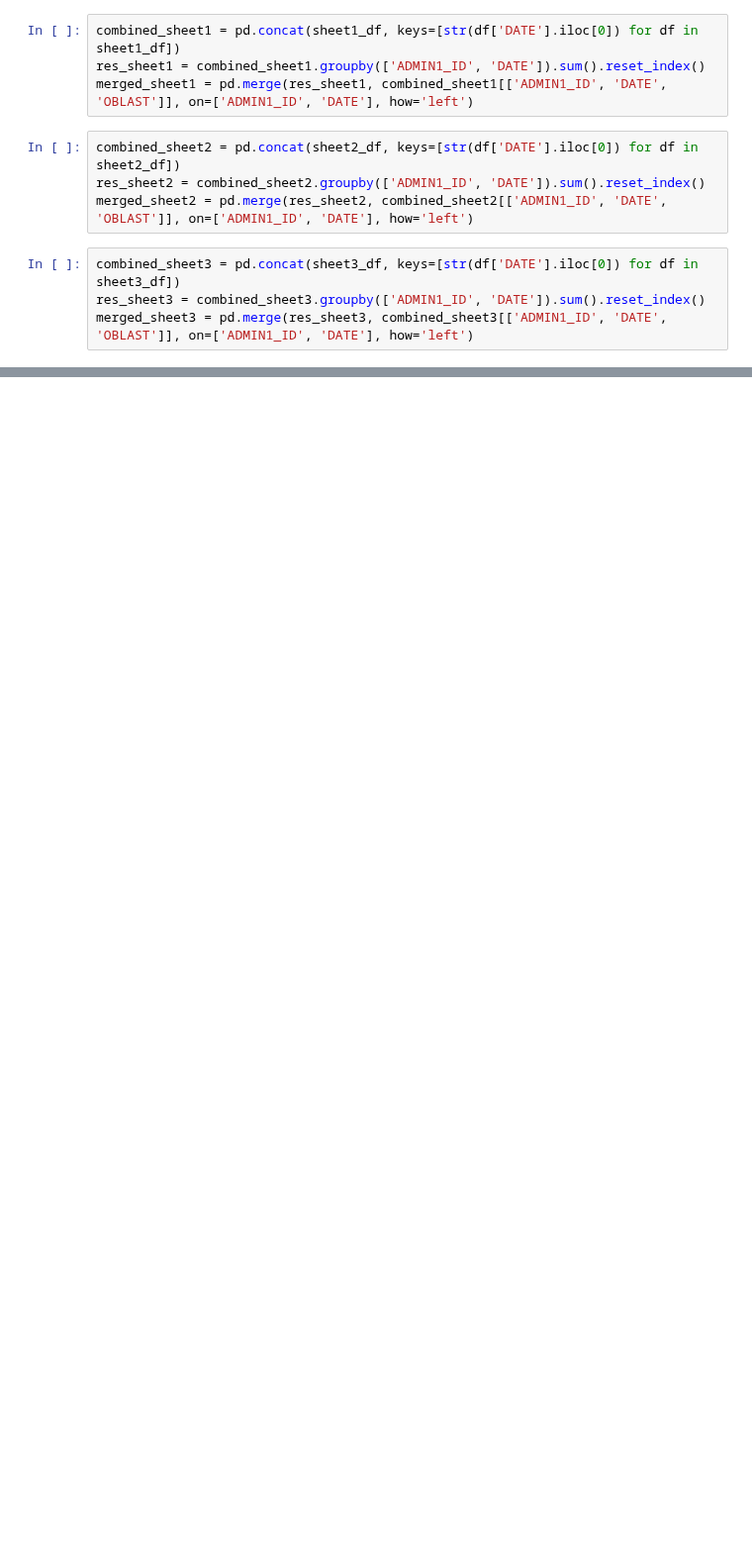
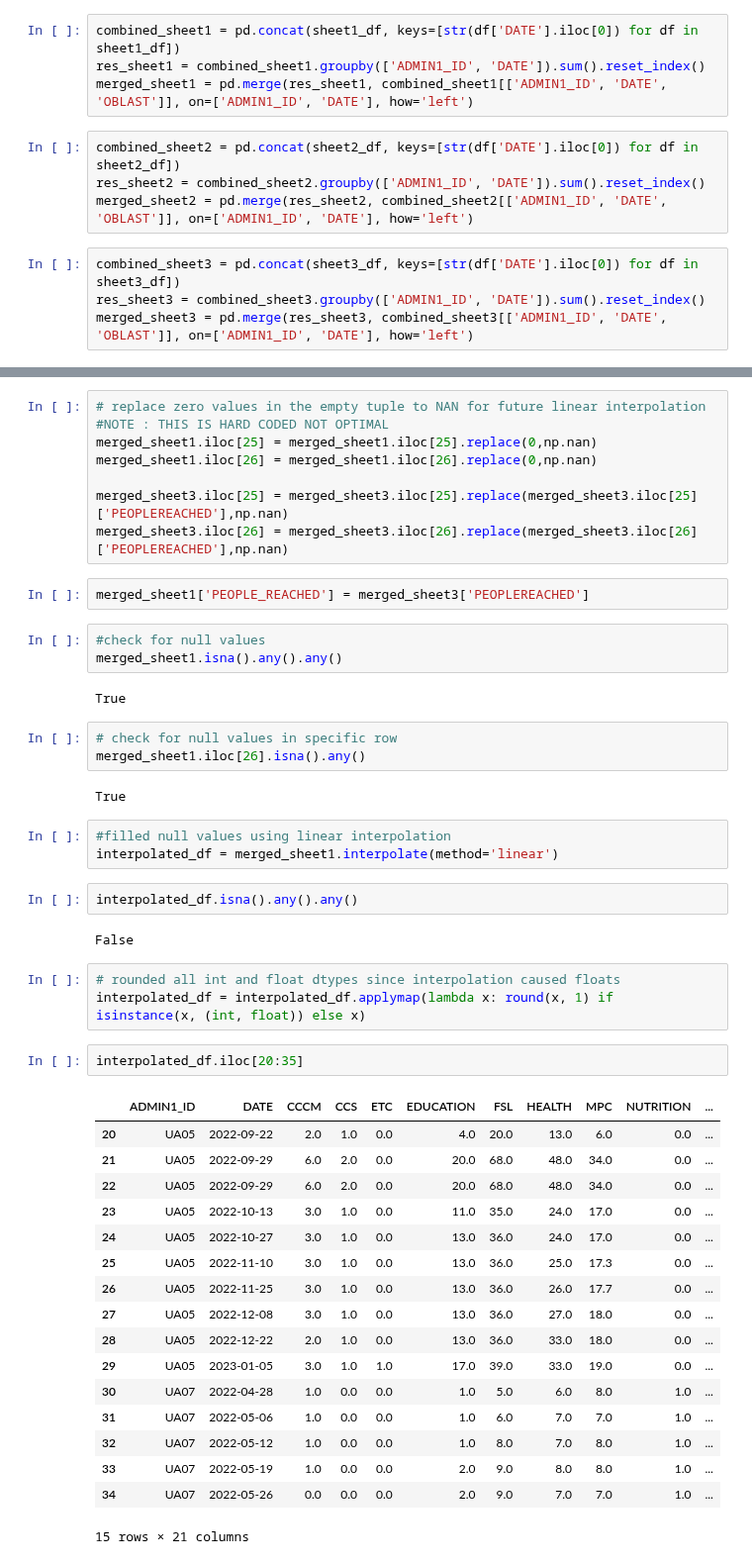
Before and after one commit to reo113/GuideHouse_Project, a Jupyter notebook: guidehouse.ipynb, the cells around one changed output, grey strips where cells are left out. Shown at 99% size. Saved outputs shown, nothing was run; the diff lists cells and outputs as text; blank space fills up the shorter version.

```diff
--- a/guidehouse.ipynb
+++ b/guidehouse.ipynb
@@ -73,0 +165,50 @@ merged_sheet1.head()
+# %%
+# replace zero values in the empty tuple to NAN for future linear interpolation
+#NOTE : THIS IS HARD CODED NOT OPTIMAL
+merged_sheet1.iloc[25] = merged_sheet1.iloc[25].replace(0,np.nan)
+merged_sheet1.iloc[26] = merged_sheet1.iloc[26].replace(0,np.nan)
+
+merged_sheet3.iloc[25] = merged_sheet3.iloc[25].replace(merged_sheet3.iloc[25]['PEOPLEREACHED'],np.nan)
+merged_sheet3.iloc[26] = merged_sheet3.iloc[26].replace(merged_sheet3.iloc[26]['PEOPLEREACHED'],np.nan)
+# %%
+merged_sheet1['PEOPLE_REACHED'] = merged_sheet3['PEOPLEREACHED']
+# %%
+#check for null values
+merged_sheet1.isna().any().any()
+# %% [output]
+True
+# %%
+# check for null values in specific row
+merged_sheet1.iloc[26].isna().any()
+# %% [output]
+True
+# %%
+#filled null values using linear interpolation
+interpolated_df = merged_sheet1.interpolate(method='linear')
+# %%
+interpolated_df.isna().any().any()
+# %% [output]
+False
+# %%
+# rounded all int and float dtypes since interpolation caused floats
+interpolated_df = interpolated_df.applymap(lambda x: round(x, 1) if isinstance(x, (int, float)) else x)
+# %%
+interpolated_df.iloc[20:35]
+# %% [output]
+|  | ADMIN1_ID | DATE | CCCM | CCS | ETC | EDUCATION | FSL | HEALTH | MPC | NUTRITION | ... |
+| 20 | UA05 | 2022-09-22 | 2.0 | 1.0 | 0.0 | 4.0 | 20.0 | 13.0 | 6.0 | 0.0 | ... |
+| 21 | UA05 | 2022-09-29 | 6.0 | 2.0 | 0.0 | 20.0 | 68.0 | 48.0 | 34.0 | 0.0 | ... |
+| 22 | UA05 | 2022-09-29 | 6.0 | 2.0 | 0.0 | 20.0 | 68.0 | 48.0 | 34.0 | 0.0 | ... |
+| 23 | UA05 | 2022-10-13 | 3.0 | 1.0 | 0.0 | 11.0 | 35.0 | 24.0 | 17.0 | 0.0 | ... |
+| 24 | UA05 | 2022-10-27 | 3.0 | 1.0 | 0.0 | 13.0 | 36.0 | 24.0 | 17.0 | 0.0 | ... |
+| 25 | UA05 | 2022-11-10 | 3.0 | 1.0 | 0.0 | 13.0 | 36.0 | 25.0 | 17.3 | 0.0 | ... |
+| 26 | UA05 | 2022-11-25 | 3.0 | 1.0 | 0.0 | 13.0 | 36.0 | 26.0 | 17.7 | 0.0 | ... |
+| 27 | UA05 | 2022-12-08 | 3.0 | 1.0 | 0.0 | 13.0 | 36.0 | 27.0 | 18.0 | 0.0 | ... |
+| 28 | UA05 | 2022-12-22 | 2.0 | 1.0 | 0.0 | 13.0 | 36.0 | 33.0 | 18.0 | 0.0 | ... |
+| 29 | UA05 | 2023-01-05 | 3.0 | 1.0 | 1.0 | 17.0 | 39.0 | 33.0 | 19.0 | 0.0 | ... |
+| 30 | UA07 | 2022-04-28 | 1.0 | 0.0 | 0.0 | 1.0 | 5.0 | 6.0 | 8.0 | 1.0 | ... |
+| 31 | UA07 | 2022-05-06 | 1.0 | 0.0 | 0.0 | 1.0 | 6.0 | 7.0 | 7.0 | 1.0 | ... |
+| 32 | UA07 | 2022-05-12 | 1.0 | 0.0 | 0.0 | 1.0 | 8.0 | 7.0 | 8.0 | 1.0 | ... |
+| 33 | UA07 | 2022-05-19 | 1.0 | 0.0 | 0.0 | 2.0 | 9.0 | 8.0 | 8.0 | 1.0 | ... |
+| 34 | UA07 | 2022-05-26 | 0.0 | 0.0 | 0.0 | 2.0 | 9.0 | 7.0 | 7.0 | 1.0 | ... |
+15 rows × 21 columns
```
Also changed, not shown: parts of 35 cells of this notebook.
